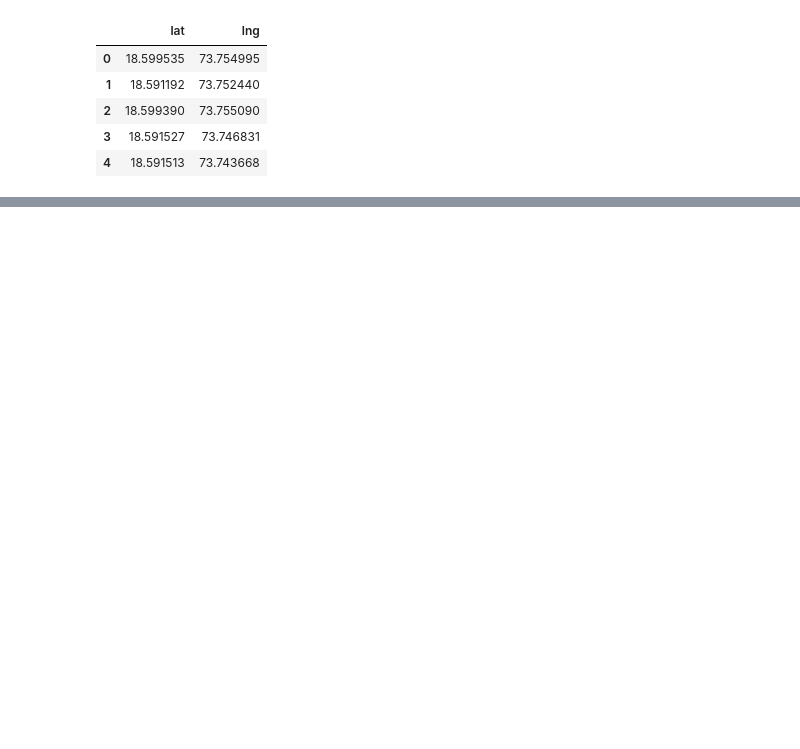
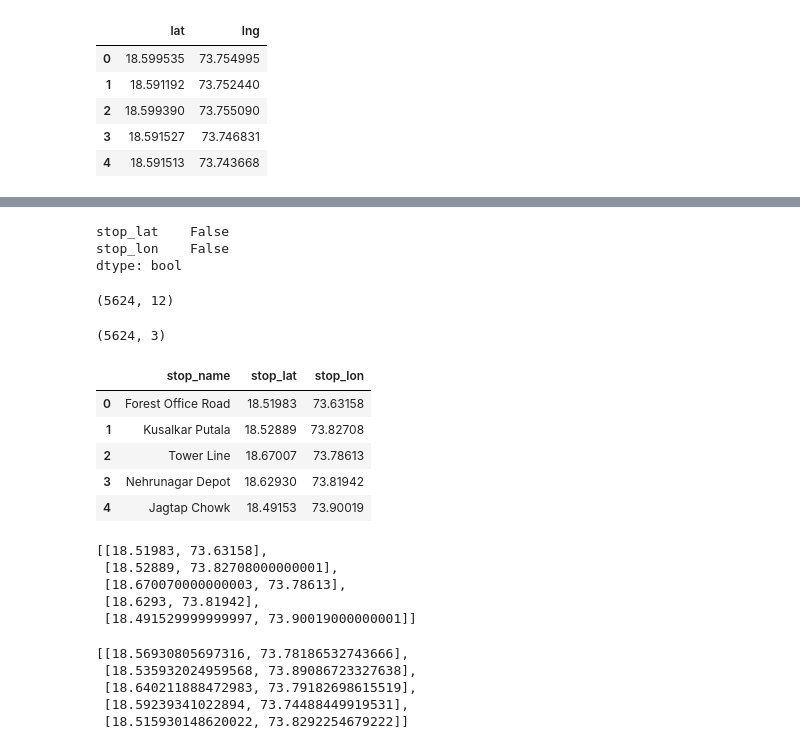
Before and after one commit to vishwain/Clustering-Pune, a Jupyter notebook: K-means test.ipynb, the cells around one changed output, grey strips where cells are left out. Saved outputs shown, nothing was run; the diff lists cells and outputs as text; code cells hidden in the pictures; blank space fills up the shorter version.

```diff
--- a/K-means test.ipynb
+++ b/K-means test.ipynb
@@ -116,0 +156,46 @@ map_
+# %%
+df_stops[['stop_lat','stop_lon']].isna().any()
+# %% [output]
+stop_lat    False
+stop_lon    False
+dtype: bool
+# %%
+df_stops.shape
+# %% [output]
+(5624, 12)
+# %%
+df_stops.dropna(axis=1,inplace=True)
+df_stops.drop(columns=['stop_code','stop_id'],inplace=True)
+df_stops.shape
+# %% [output]
+(5624, 3)
+# %%
+from geopy import distance
+df_stops.head()
+# %% [output]
+|  | stop_name | stop_lat | stop_lon |
+| 0 | Forest Office Road | 18.51983 | 73.63158 |
+| 1 | Kusalkar Putala | 18.52889 | 73.82708 |
+| 2 | Tower Line | 18.67007 | 73.78613 |
+| 3 | Nehrunagar Depot | 18.62930 | 73.81942 |
+| 4 | Jagtap Chowk | 18.49153 | 73.90019 |
+# %%
+#dis = distance.distance(center_point_tuple, test_point_tuple).km
+radius = 5
+test_point_list = df_stops[['stop_lat','stop_lon']].values.tolist()
+test_point_list[:5]
+# %% [output]
+[[18.51983, 73.63158],
+ [18.52889, 73.82708000000001],
+ [18.670070000000003, 73.78613],
+ [18.6293, 73.81942],
+ [18.491529999999997, 73.90019000000001]]
+# %%
+center_point_list = center_point.values.tolist()
+center_point_list[:5]
+# %% [output]
+[[18.56930805697316, 73.78186532743666],
+ [18.535932024959568, 73.89086723327638],
+ [18.640211888472983, 73.79182698615519],
+ [18.59239341022894, 73.74488449919531],
+ [18.515930148620022, 73.8292254679222]]
```
Also changed, not shown: parts of 13 cells of this notebook.
